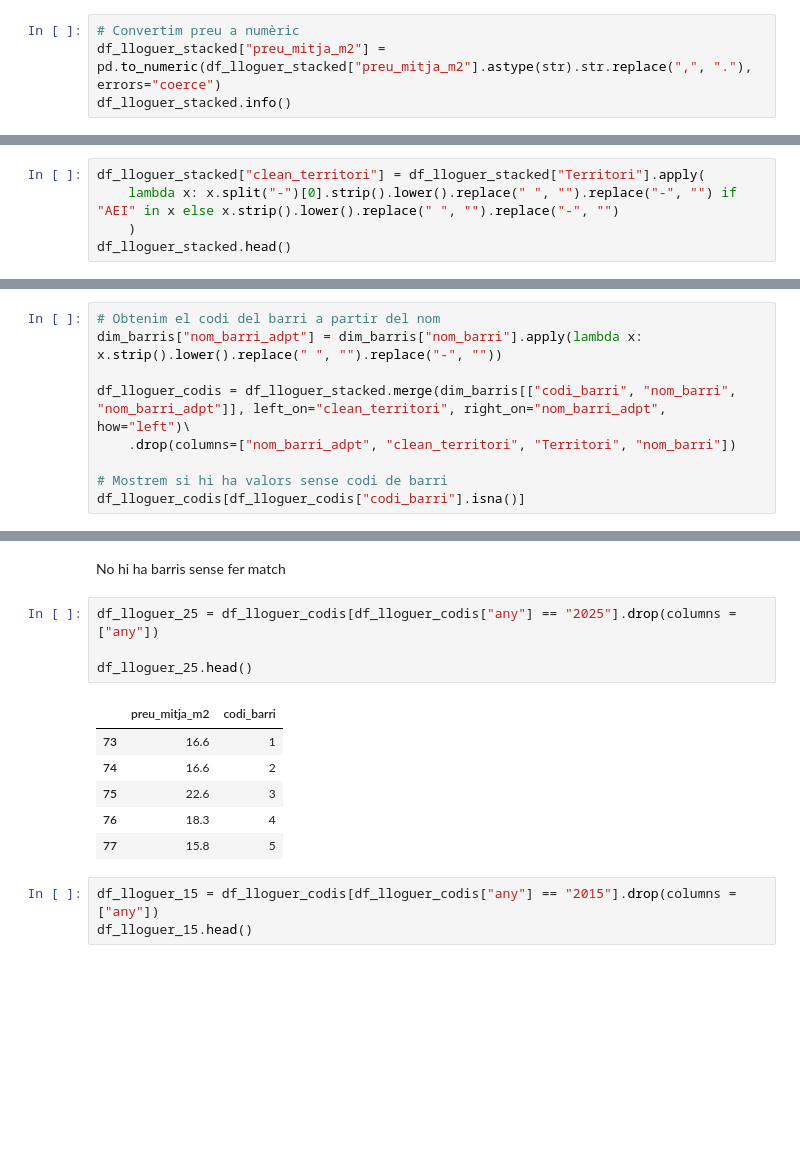
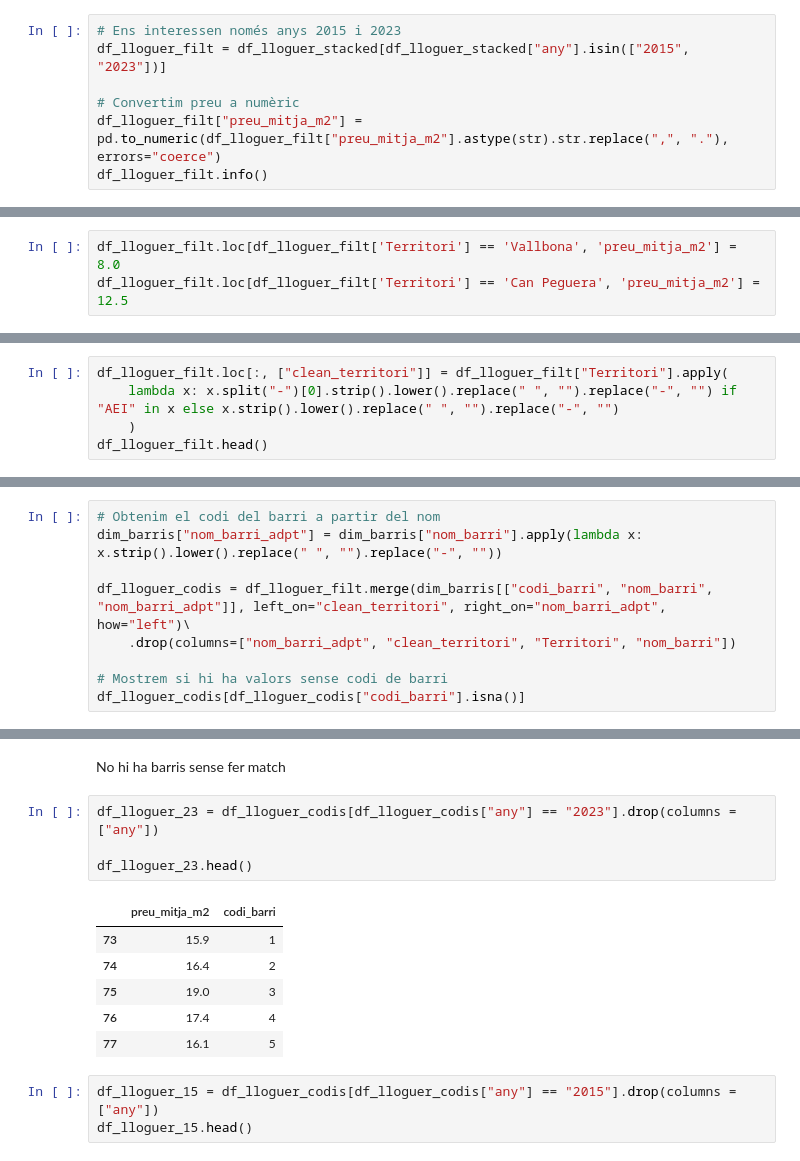
Before and after one commit to joseprau/tfm_gentrificacio_bcn, a Jupyter notebook: notebooks/ingestio_habitatge.ipynb, the cells around one changed output, grey strips where cells are left out. Drawn from its saved outputs; the diff is of its cells as text; blank space fills up the shorter version.

```diff
--- a/notebooks/ingestio_habitatge.ipynb
+++ b/notebooks/ingestio_habitatge.ipynb
@@ -75,8 +80,11 @@ df_lloguer_stacked.head()
 | 3 | Sant Pere, Santa Caterina i la Ri... | 2015 | 12,7 |
 | 4 | el Fort Pienc | 2015 | 10,9 |
 # %%
+# Ens interessen només anys 2015 i 2023
+df_lloguer_filt = df_lloguer_stacked[df_lloguer_stacked["any"].isin(["2015", "2023"])]
+
 # Convertim preu a numèric
-df_lloguer_stacked["preu_mitja_m2"] = pd.to_numeric(df_lloguer_stacked["preu_mitja_m2"].astype(str).str.replace(",", "."), errors="coerce")
-df_lloguer_stacked.info()
+df_lloguer_filt["preu_mitja_m2"] = pd.to_numeric(df_lloguer_filt["preu_mitja_m2"].astype(str).str.replace(",", "."), errors="coerce")
+df_lloguer_filt.info()
 # %% [output]
 <class 'pandas.core.frame.DataFrame'>
@@ -107,0 +124,3 @@ df_lloguer_raw[df_lloguer_raw["Territori"] == "Vallbona"]
+# %%
+df_lloguer_filt.loc[df_lloguer_filt['Territori'] == 'Vallbona', 'preu_mitja_m2'] = 8.0
+df_lloguer_filt.loc[df_lloguer_filt['Territori'] == 'Can Peguera', 'preu_mitja_m2'] = 12.5
@@ -128,10 +160,10 @@ Territoris:
 # %% [markdown]
 Es poden veure noms que no apareixen a la dimensió de barris. S' han de netejar.
 # %%
-df_lloguer_stacked["clean_territori"] = df_lloguer_stacked["Territori"].apply(
+df_lloguer_filt.loc[:, ["clean_territori"]] = df_lloguer_filt["Territori"].apply(
     lambda x: x.split("-")[0].strip().lower().replace(" ", "").replace("-", "") if "AEI" in x else x.strip().lower().replace(" ", "").replace("-", "")
     )
-df_lloguer_stacked.head()
+df_lloguer_filt.head()
 # %% [output]
 |  | Territori | any | preu_mitja_m2 | clean_territori |
 | 0 | el Raval | 2015 | 11.1 | elraval |
@@ -143,7 +175,7 @@ df_lloguer_stacked.head()
 # Obtenim el codi del barri a partir del nom
 dim_barris["nom_barri_adpt"] = dim_barris["nom_barri"].apply(lambda x: x.strip().lower().replace(" ", "").replace("-", ""))
 
-df_lloguer_codis = df_lloguer_stacked.merge(dim_barris[["codi_barri", "nom_barri", "nom_barri_adpt"]], left_on="clean_territori", right_on="nom_barri_adpt", how="left")\
+df_lloguer_codis = df_lloguer_filt.merge(dim_barris[["codi_barri", "nom_barri", "nom_barri_adpt"]], left_on="clean_territori", right_on="nom_barri_adpt", how="left")\
     .drop(columns=["nom_barri_adpt", "clean_territori", "Territori", "nom_barri"])
 
 # Mostrem si hi ha valors sense codi de barri
@@ -153,16 +185,16 @@ df_lloguer_codis[df_lloguer_codis["codi_barri"].isna()]
 # %% [markdown]
 No hi ha barris sense fer match
 # %%
-df_lloguer_25 = df_lloguer_codis[df_lloguer_codis["any"] == "2025"].drop(columns = ["any"])
+df_lloguer_23 = df_lloguer_codis[df_lloguer_codis["any"] == "2023"].drop(columns = ["any"])
 
-df_lloguer_25.head()
+df_lloguer_23.head()
 # %% [output]
 |  | preu_mitja_m2 | codi_barri |
-| 73 | 16.6 | 1 |
-| 74 | 16.6 | 2 |
-| 75 | 22.6 | 3 |
-| 76 | 18.3 | 4 |
-| 77 | 15.8 | 5 |
+| 73 | 15.9 | 1 |
+| 74 | 16.4 | 2 |
+| 75 | 19.0 | 3 |
+| 76 | 17.4 | 4 |
+| 77 | 16.1 | 5 |
 # %%
 df_lloguer_15 = df_lloguer_codis[df_lloguer_codis["any"] == "2015"].drop(columns = ["any"])
 df_lloguer_15.head()
```
Also changed, not shown: parts of 28 cells of this notebook.
